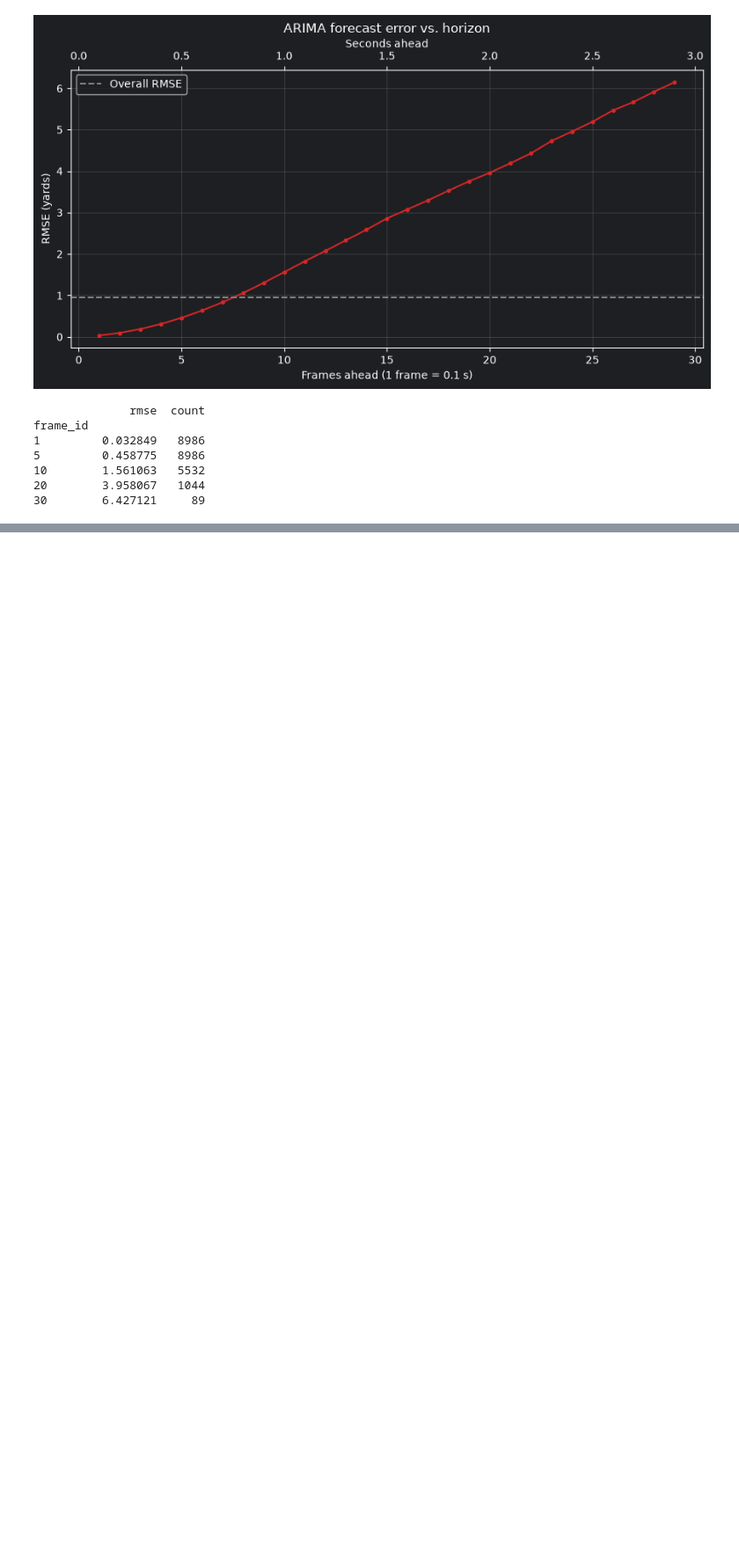
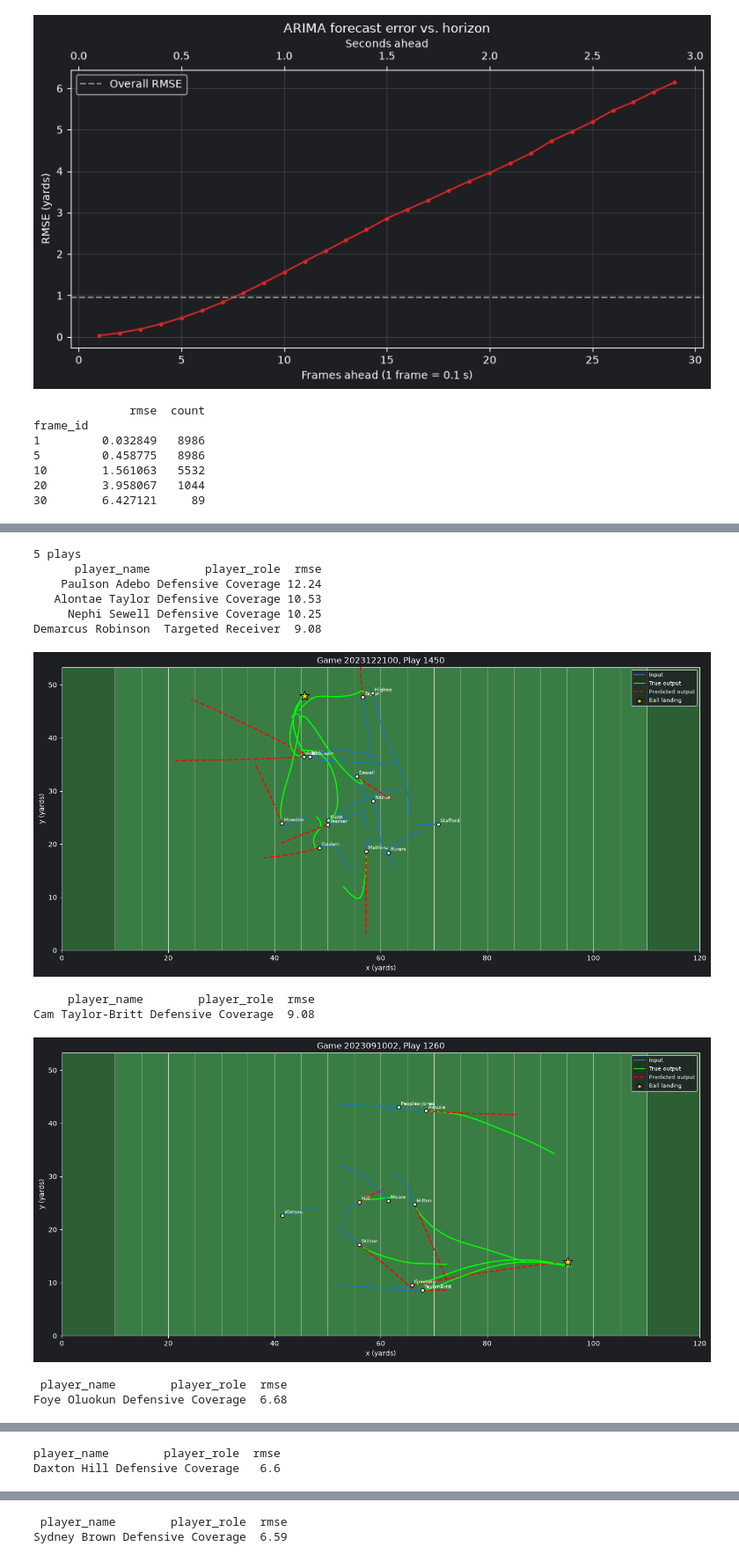
Before and after one commit to LucasVieira-eng/nfl-big-data-bowl-2026-prediction, a Jupyter notebook: notebooks/arima-testing-03.ipynb, the cells around one changed output, grey strips where cells are left out. Shown at 88% size. Cells and saved outputs as stored; diff of their text form; code cells hidden in the pictures; blank space fills up the shorter version.

```diff
--- a/notebooks/arima-testing-03.ipynb
+++ b/notebooks/arima-testing-03.ipynb
@@ -206,0 +254,20 @@ frame_id
+# %%
+names = test_in[KEYS + ["player_name"]].drop_duplicates(KEYS)
+ranked = per_player.merge(names, on=KEYS, how="left")
+cols = ["game_id", "play_id", "nfl_id", "player_name", "player_role", "rmse"]
+
+top5 = ranked.sort_values("rmse", ascending=False).head(5)[cols]
+print(top5.round(2).to_string(index=False))
+
+per_player_cap = (test_out[test_out["player_role"].isin(ROLES) & (test_out["frame_id"] <= 30)]
+                  .groupby(KEYS + ["player_role"])["se"]
+                  .mean()
+                  .pipe(lambda s: np.sqrt(s / 2))
+                  .rename("rmse")
+                  .reset_index())
+
+ranked_cap = per_player_cap.merge(names, on=KEYS, how="left")
+cols = ["game_id", "play_id", "nfl_id", "player_name", "player_role", "rmse"]
+
+top5_cap = ranked_cap.sort_values("rmse", ascending=False).head(5)[cols]
+print(top5_cap.round(2).to_string(index=False))
@@ -206,0 +287,21 @@ frame_id
+# %%
+worst = pd.concat([top5, top5_cap]).drop_duplicates(KEYS)
+plays = worst[["game_id", "play_id"]].drop_duplicates()
+
+for gid, pid in plays.itertuples(index=False):
+    print(worst[(worst["game_id"] == gid) & (worst["play_id"] == pid)]
+          [["player_name", "player_role", "rmse"]].round(2).to_string(index=False))
+    plot_play(gid, pid, test_in, test_out)
+# %% [output]
+5 plays
+      player_name        player_role  rmse
+    Paulson Adebo Defensive Coverage 12.24
+   Alontae Taylor Defensive Coverage 10.53
+     Nephi Sewell Defensive Coverage 10.25
+Demarcus Robinson  Targeted Receiver  9.08
+[figure, added]
+     player_name        player_role  rmse
+Cam Taylor-Britt Defensive Coverage  9.08
+[figure, added]
+ player_name        player_role  rmse
+Foye Oluokun Defensive Coverage  6.68
@@ -206,0 +309,2 @@ frame_id
+player_name        player_role  rmse
+Daxton Hill Defensive Coverage   6.6
@@ -206,0 +312,2 @@ frame_id
+ player_name        player_role  rmse
+Sydney Brown Defensive Coverage  6.59
```
Also changed, not shown: parts of 6 cells of this notebook.
